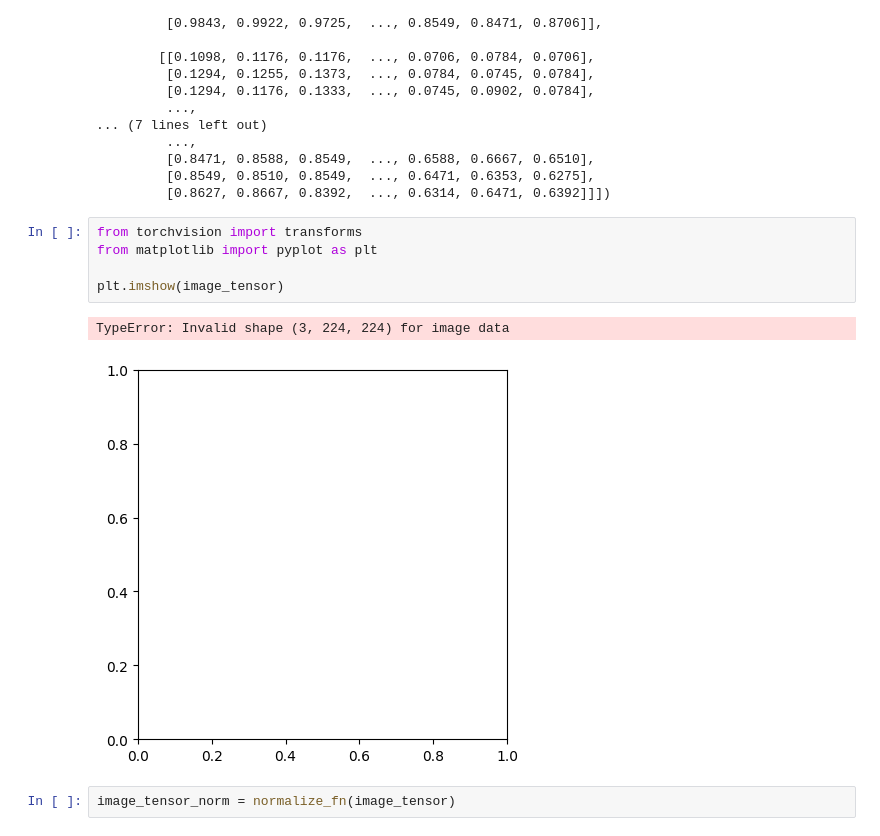
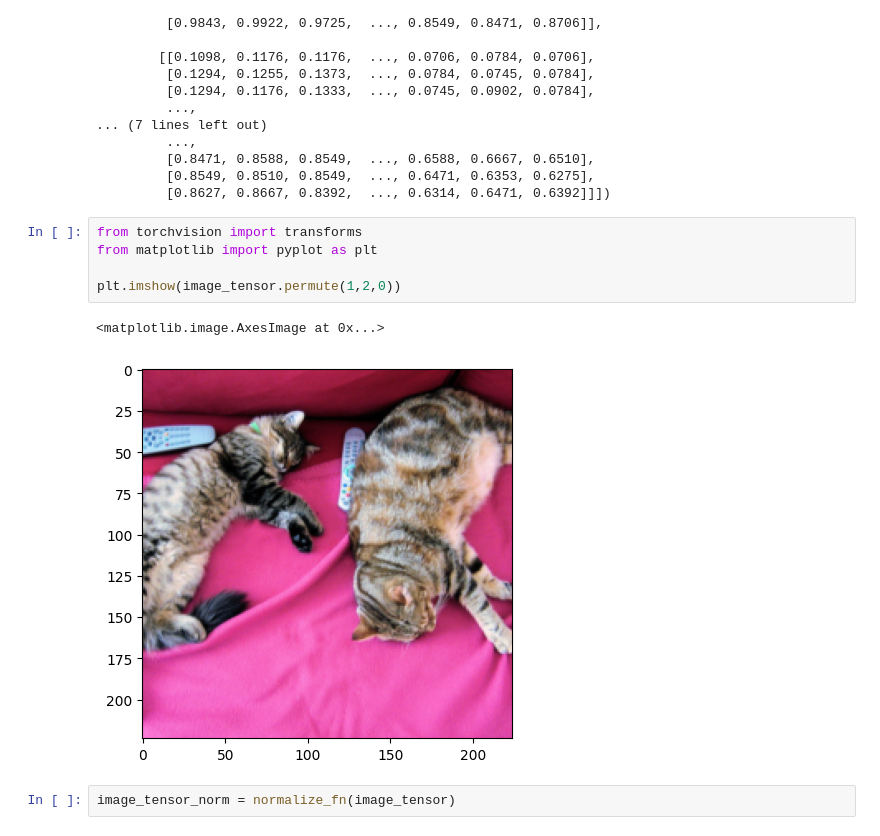
Before and after one commit to haole1683/text-to-noise, a Jupyter notebook: generator/evaluation.ipynb, the cells around one changed output. Saved outputs shown, nothing was run; the diff lists cells and outputs as text.

```diff
--- a/generator/evaluation.ipynb
+++ b/generator/evaluation.ipynb
@@ -814,10 +814,10 @@ tensor([[[0.6392, 0.6431, 0.6471,  ..., 0.4980, 0.4941, 0.4784],
 # %%
 from torchvision import transforms
 from matplotlib import pyplot as plt
 
-plt.imshow(image_tensor)
+plt.imshow(image_tensor.permute(1,2,0))
 # %% [output]
-TypeError: Invalid shape (3, 224, 224) for image data
+<matplotlib.image.AxesImage at 0x...>
-[figure, old version]
+[figure, new version]
 # %%
 image_tensor_norm = normalize_fn(image_tensor)
```
Also changed, not shown: parts of 17 cells of this notebook, 4 other files.
